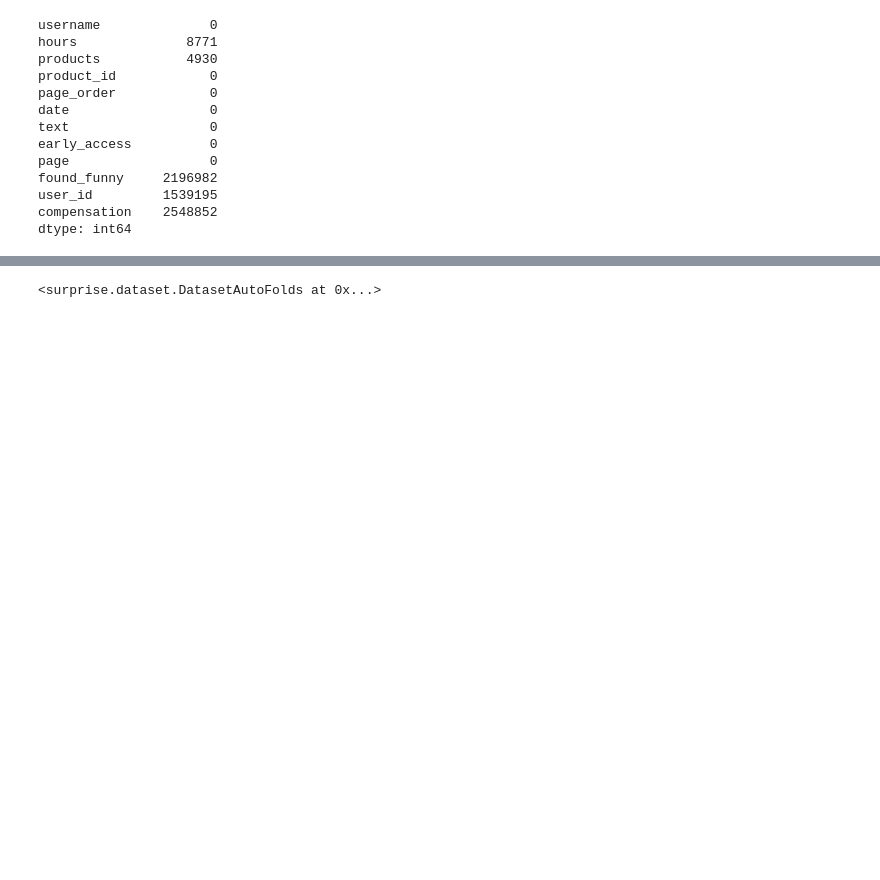
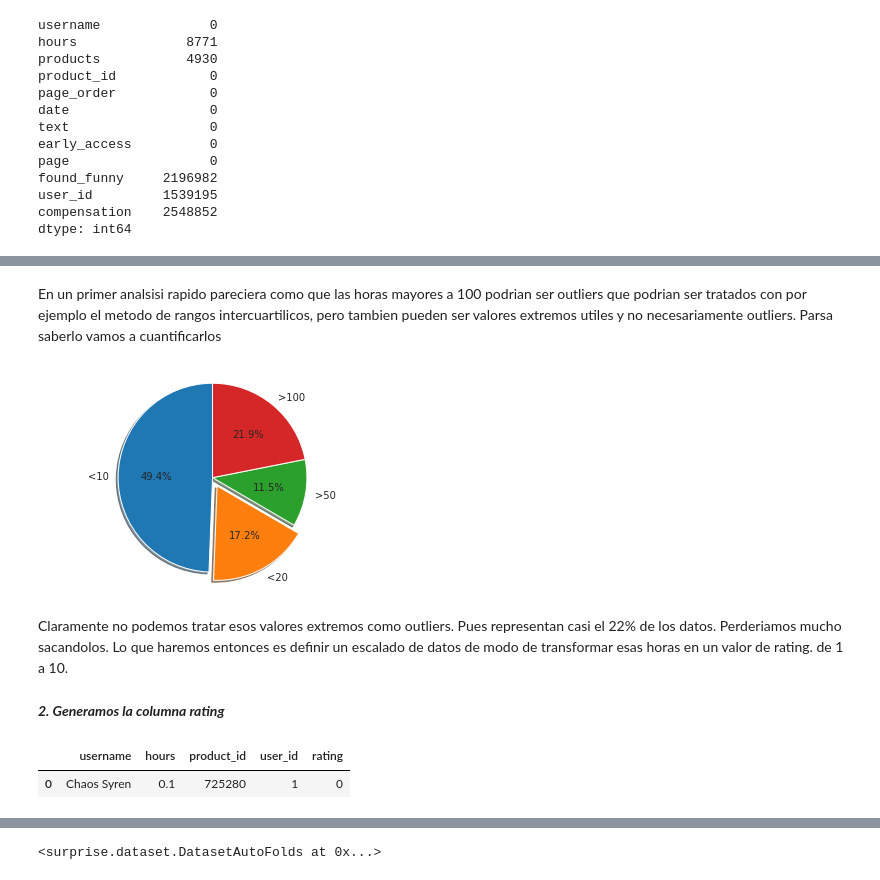
Before and after one commit to dgiacone/AcamicaSistemaRecomendacion, a Jupyter notebook: DS_Proyecto_03_SR.ipynb, the cells around one changed output, grey strips where cells are left out. Saved outputs shown, nothing was run; the diff lists cells and outputs as text; code cells hidden in the pictures; blank space fills up the shorter version.

```diff
--- a/DS_Proyecto_03_SR.ipynb
+++ b/DS_Proyecto_03_SR.ipynb
@@ -326,0 +228,36 @@ from surprise.model_selection import train_test_split
+# %% [markdown]
+En un primer analsisi rapido pareciera como que las horas mayores a 100 podrian ser outliers que podrian ser tratados con por ejemplo el metodo de rangos intercuartilicos, pero tambien pueden ser valores extremos utiles y no necesariamente outliers. Parsa saberlo vamos a cuantificarlos
+# %%
+menorQue10=len(data_reviews[data_reviews.hours<10])
+menorQue20=len(data_reviews[(data_reviews.hours>10)&(data_reviews.hours<20)])
+mayorQue50=len(data_reviews[(data_reviews.hours>50)&(data_reviews.hours<100)])
+mayoresQue100=len(data_reviews[data_reviews.hours>100])
+
+
+import matplotlib.pyplot as plt
+
+# Pie chart, where the slices will be ordered and plotted counter-clockwise:
+labels = ['<10', '<20', '>50', '>100']
+sizes = [menorQue10, menorQue20, mayorQue50, mayoresQue100]
+explode = (0, 0.1, 0, 0)  # only "explode" the 2nd slice (i.e. 'Hogs')
+
+fig1, ax1 = plt.subplots()
+ax1.pie(sizes, explode=explode, labels=labels, autopct='%1.1f%%',
+        shadow=True, startangle=90)
+ax1.axis('equal')  # Equal aspect ratio ensures that pie is drawn as a circle.
+
+plt.show()
+# %% [output]
+[figure, added]
+# %% [markdown]
+Claramente no podemos tratar esos valores extremos como outliers. Pues representan casi el 22% de los datos. Perderiamos mucho sacandolos. Lo que haremos entonces es definir un escalado de datos de modo de transformar esas horas en un valor de rating. de 1 a 10.
+# %% [markdown]
+***2. Generamos la columna rating***
+# %%
+# Agregao una columna denominada "rating" toda en valor cero.
+
+data_reviews['rating']=0
+data_reviews.head(1)
+# %% [output]
+|  | username | hours | product_id | user_id | rating |
+| 0 | Chaos Syren | 0.1 | 725280 | 1 | 0 |
```
Also changed, not shown: parts of 132 cells of this notebook.
